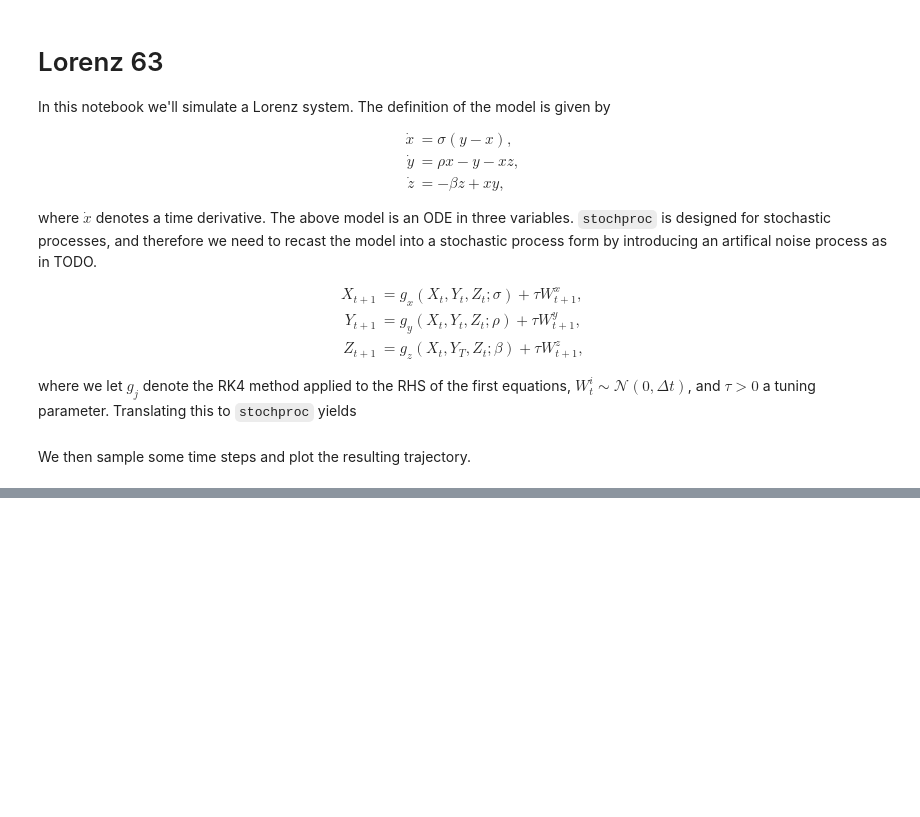
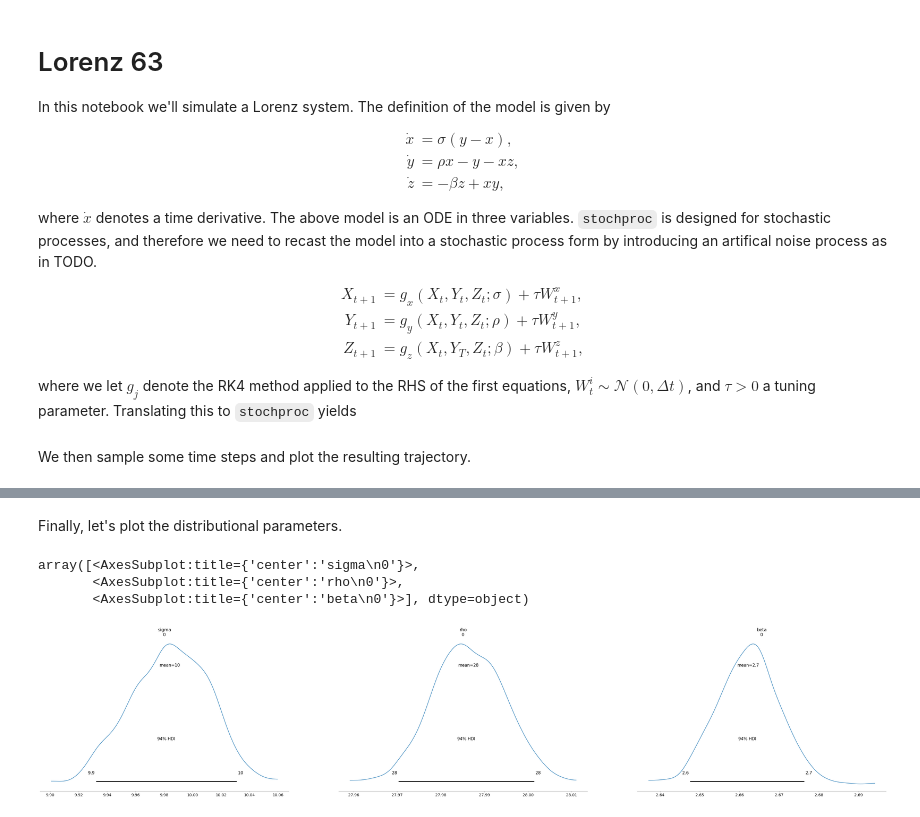
Before and after one commit to tingiskhan/stoch-proc, a Jupyter notebook: examples/lorenz.ipynb, the cells around one changed output, grey strips where cells are left out. Drawn from its saved outputs; the diff is of its cells as text; code cells hidden in the pictures; blank space fills up the shorter version.

```diff
--- a/examples/lorenz.ipynb
+++ b/examples/lorenz.ipynb
@@ -58,0 +94,22 @@ ax.plot3D(x[:, 0], x[:, 1], x[:, 2])
+# %% [markdown]
+Finally, let's plot the distributional parameters.
+# %%
+import arviz
+import pandas as pd
+
+num_samples = 1_000
+posterior_predictive = pyro.infer.Predictive(
+    state_space_model,
+    guide=guide,
+    num_samples=num_samples
+)
+
+posterior_draws = {k: v.unsqueeze(0) for k, v in posterior_predictive(x).items()}
+
+posteriors = arviz.from_dict(posterior_draws)
+arviz.plot_posterior(posteriors, var_names=["sigma", "rho", "beta"])
+# %% [output]
+array([<AxesSubplot:title={'center':'sigma\n0'}>,
+       <AxesSubplot:title={'center':'rho\n0'}>,
+       <AxesSubplot:title={'center':'beta\n0'}>], dtype=object)
+[figure, added]
```
Also changed, not shown: parts of 3 cells of this notebook.
